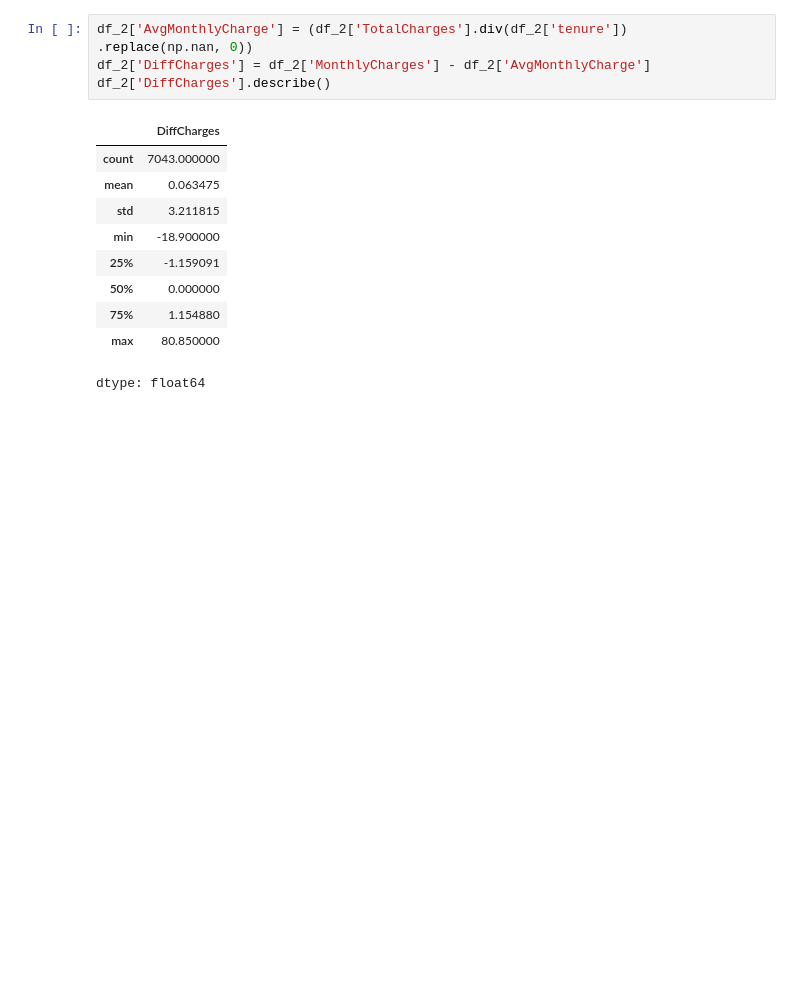
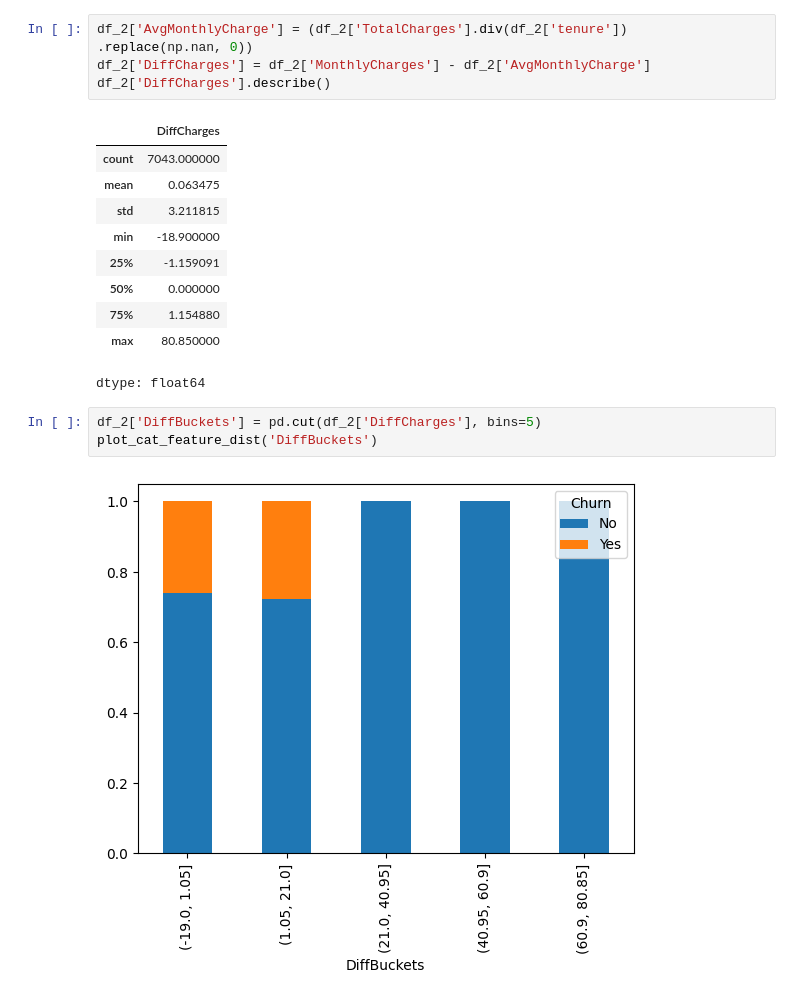
Before and after one commit to ingabLee/low-code-book-projects, a Jupyter notebook: Customer_Churn_Model.ipynb, the cells around one changed output. Cells and saved outputs as stored; diff of their text form; blank space fills up the shorter version.

```diff
--- a/Customer_Churn_Model.ipynb
+++ b/Customer_Churn_Model.ipynb
@@ -238,3 +238,8 @@ df_2['DiffCharges'].describe()
 | 75% | 1.154880 |
 | max | 80.850000 |
 dtype: float64
+# %%
+df_2['DiffBuckets'] = pd.cut(df_2['DiffCharges'], bins=5)
+plot_cat_feature_dist('DiffBuckets')
+# %% [output]
+[figure, added]
```
Also changed, not shown: parts of 14 cells of this notebook.
